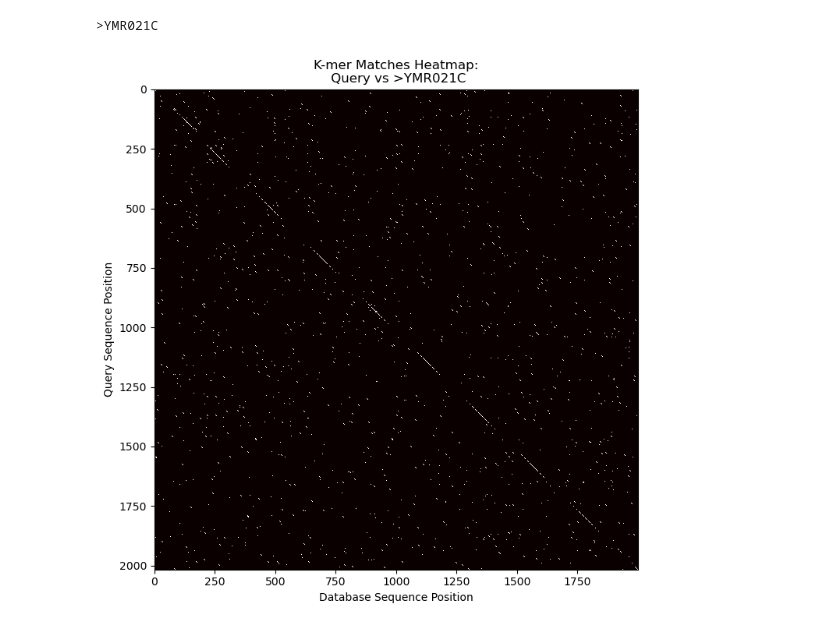
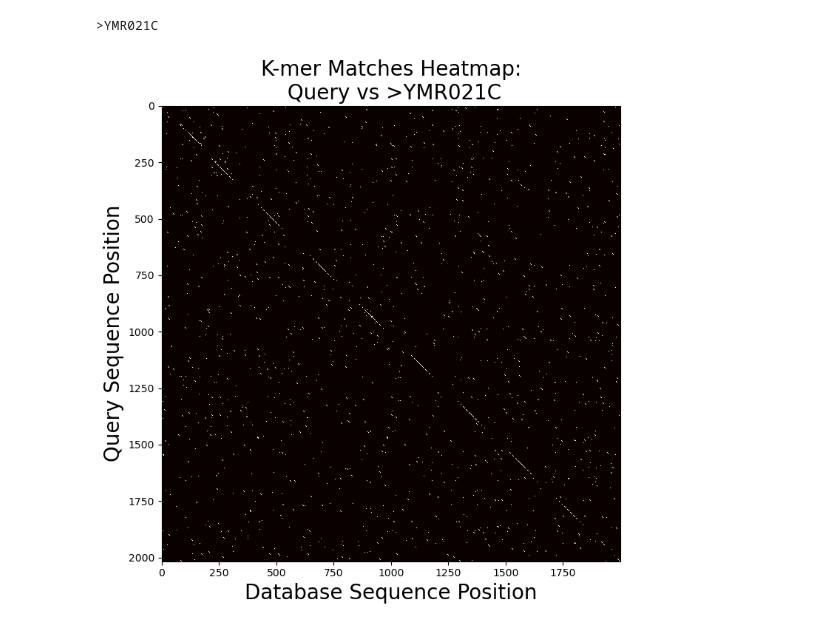
Before and after one commit to KonstantinosTsomakian/MSc_Course_Projects, a Jupyter notebook: Assignment_3.ipynb, the cells around one changed output. Saved outputs shown, nothing was run; the diff lists cells and outputs as text; code cells hidden in the pictures.

```diff
--- a/Assignment_3.ipynb
+++ b/Assignment_3.ipynb
@@ -41,3 +32,7 @@ S = read_data('/home/tsomakiank/nikolaou_assignments/fasta_exercise/all_yeast_ge
+# %%
+working_directory = os.getcwd()
+Q = read_data(f'{working_directory}/data_for_assignments/query.fa')
+S = read_data(f'{working_directory}/data_for_assignments/all_yeast_genes_minplus1k.fa')
 # %%
 threshold = 20
 g = 3
@@ -94,34 +89,35 @@ print(best_sequence)
 # %%
 import numpy as np
 import matplotlib.pyplot as plt
 
-# Suppose we have query and database sequences
 query_seq = list(Q.values())[0]
-db_seq = S[best_sequence]  # pick the best sequence, or any sequence you want to visualize
+db_seq = S[best_sequence]
 
-# Create a matrix of zeros
+# Initialize
 matrix = np.zeros((len(query_seq), len(db_seq)))
 
-# Fill the matrix with 1s for kmer matches
+# Fill the matrix with the matces
 k = 5
 query_kmers = indexKmers(query_seq, k)
 db_kmers = indexKmers(db_seq, k)
 
 for kmer, q_indices in query_kmers.items():
     if kmer in db_kmers:
         for q_index in q_indices:
             for db_index in db_kmers[kmer]:
                 # Fill the diagonal positions
                 for offset in range(k):
                     if (q_index + offset < len(query_seq)) and (db_index + offset < len(db_seq)):
                         matrix[q_index + offset, db_index + offset] = 1
 
 # Plot the matrix
 plt.figure(figsize=(8, 8))
 plt.imshow(matrix, cmap='hot', interpolation='nearest', origin='upper', aspect='auto')
-plt.xlabel('Database Sequence Position')
-plt.ylabel('Query Sequence Position')
-plt.title(f'K-mer Matches Heatmap:\n Query vs {best_sequence}')
+plt.xlabel('Database Sequence Position', fontsize = 20)
+plt.ylabel('Query Sequence Position', fontsize = 20)
+plt.title(f'K-mer Matches Heatmap:\n Query vs {best_sequence}', fontsize = 20)
+
+plt.savefig(f'{working_directory}/figures/fasta_array', dpi=300, bbox_inches='tight')
 plt.show()
 # %% [output]
-[figure, old version]
+[figure, new version]
```
Also changed, not shown: parts of 4 cells of this notebook, 4 other files.
